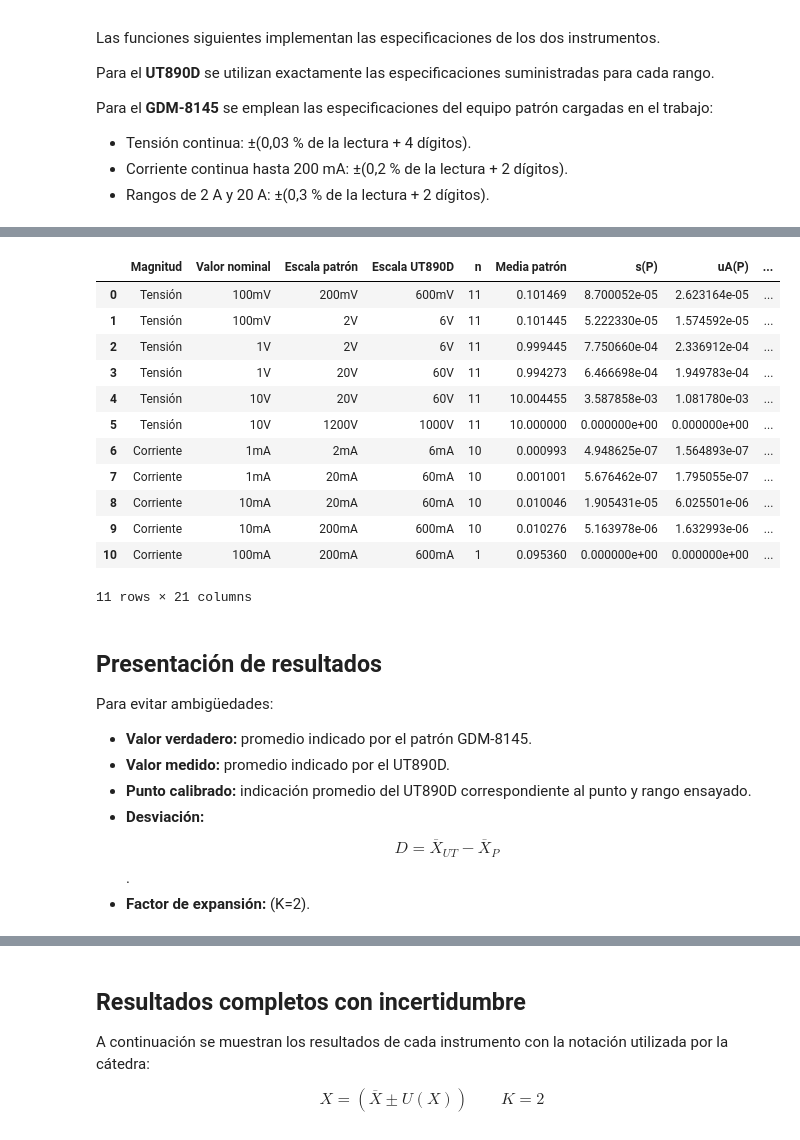
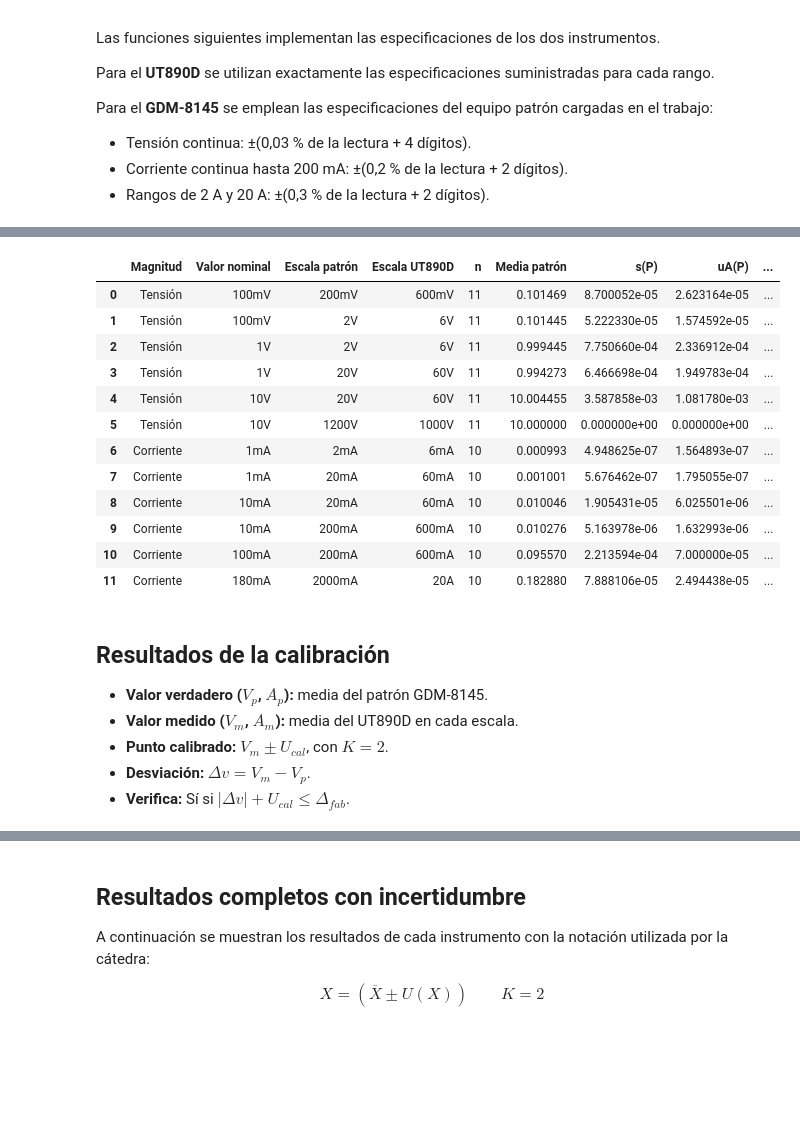
Before and after one commit to Mati-Mar/ME1_Grupo2, a Jupyter notebook: TPL3/R4052_TPL3_G2.ipynb, the cells around one changed output, grey strips where cells are left out. Saved outputs shown, nothing was run; the diff lists cells and outputs as text; code cells hidden in the pictures; blank space fills up the shorter version.

```diff
--- a/TPL3/R4052_TPL3_G2.ipynb
+++ b/TPL3/R4052_TPL3_G2.ipynb
@@ -268,9 +380,29 @@ Este criterio expresa que la desviación observada, considerando la incertidumbr
 # %%
+def redondear(x, U):
+    """Redondea U a 2 cifras significativas y x al mismo decimal."""
+    dec = max(0, 1 - math.floor(math.log10(abs(U))))
+    return f"{x:.{dec}f}", f"{U:.{dec}f}", dec
+
 resultados = []
 calculos = []
 
 for g in grupos:
     magnitud = g["magnitud"]
+
+    # Punto pendiente de medición: se deja el lugar en la tabla final.
+    if len(g["patron"]) == 0 or len(g["instrumento"]) == 0:
+        resultados.append({
+            "Magnitud": "Tensión" if magnitud == "V" else "Corriente",
+            "Valor nominal": g["valor_nominal"],
+            "Escala": g["escala_instrumento"],
+            "Valor verdadero": "—",
+            "Valor medido": "—",
+            "Punto calibrado": "—",
+            "Factor de expansión": f"{K:.0f}",
+            "Desviación": "—",
+            "Verifica": "Pendiente",
+        })
+        continue
     xp = np.asarray(g["patron"], dtype=float)
     xi = np.asarray(g["instrumento"], dtype=float)
 
@@ -289,13 +421,18 @@ for g in grupos:
     s_i = desviacion_estandar(xi)
     uA_i = incertidumbre_tipo_a(xi)
     par_i = parametros_ut(magnitud, g["escala_instrumento"])
-    delta_i = limite_error(media_i, par_i["er"], par_i["dig"], par_i["res"])
+    delta_i = limite_error(media_i, par_i["er"], par_i["dig"], par_i["res"])  # semirrango del fabricante
     uB_i = incertidumbre_tipo_b(delta_i)
     uC_i = incertidumbre_combinada(uA_i, uB_i)
     U_i = incertidumbre_expandida(uC_i)
 
+    # Punto calibrado
+    u_res_i = par_i["res"] / (2 * math.sqrt(3))
+    u_cal = math.sqrt(uC_p**2 + uA_i**2 + u_res_i**2)
+    U_cal = K * u_cal
+
     D = media_i - media_p
-    verifica = "Sí" if abs(D) + U_p <= U_i else "No"
+    verifica = "Sí" if abs(D) + U_cal <= delta_i else "No"
 
     calculos.append({
         "Magnitud": "Tensión" if magnitud == "V" else "Corriente",
@@ -317,49 +454,55 @@ for g in grupos:
         "uB(UT)": uB_i,
         "uC(UT)": uC_i,
         "U(UT)": U_i,
+        "u_res(UT)": u_res_i,
+        "u_cal": u_cal,
+        "U_cal": U_cal,
         "D": D,
+        "|D|+U_cal": abs(D) + U_cal,
         "Verifica": verifica,
     })
 
-    # Resultado final pedido por el TP.
+    # Resultado final con el formato de la consigna, en la unidad de cada punto.
+    f = UNIDADES[g["unidad"]]
+    u = g["unidad"]
+    vm_txt, Ucal_txt, dec = redondear(media_i / f, U_cal / f)
     resultados.append({
         "Magnitud": "Tensión" if magnitud == "V" else "Corriente",
         "Valor nominal": g["valor_nominal"],
         "Escala": g["escala_instrumento"],
-        "Valor verdadero": media_p,
-        "Valor medido": media_i,
-        "Punto calibrado": media_i,
-        "Factor de expansión": K,
-        "Desviación": D,
+        "Valor verdadero": f"{media_p / f:.{dec}f} {u}",
+        "Valor medido": f"{vm_txt} {u}",
+        "Punto calibrado": f"({vm_txt} ± {Ucal_txt}) {u}",
+        "Factor de expansión": f"{K:.0f}",
+        "Desviación": f"{D / f:.{dec}f} {u}",
         "Verifica": verifica,
     })
 
 df_calculos = pd.DataFrame(calculos)
 df_resultados = pd.DataFrame(resultados)
 
+pd.set_option("display.max_columns", None)
 display(df_calculos)
 # %% [output]
 |  | Magnitud | Valor nominal | Escala patrón | Escala UT890D | n | Media patrón | s(P) | uA(P) | ... |
 | 0 | Tensión | 100mV | 200mV | 600mV | 11 | 0.101469 | 8.700052e-05 | 2.623164e-05 | ... |
 | 1 | Tensión | 100mV | 2V | 6V | 11 | 0.101445 | 5.222330e-05 | 1.574592e-05 | ... |
 | 2 | Tensión | 1V | 2V | 6V | 11 | 0.999445 | 7.750660e-04 | 2.336912e-04 | ... |
 | 3 | Tensión | 1V | 20V | 60V | 11 | 0.994273 | 6.466698e-04 | 1.949783e-04 | ... |
 | 4 | Tensión | 10V | 20V | 60V | 11 | 10.004455 | 3.587858e-03 | 1.081780e-03 | ... |
 | 5 | Tensión | 10V | 1200V | 1000V | 11 | 10.000000 | 0.000000e+00 | 0.000000e+00 | ... |
 | 6 | Corriente | 1mA | 2mA | 6mA | 10 | 0.000993 | 4.948625e-07 | 1.564893e-07 | ... |
 | 7 | Corriente | 1mA | 20mA | 60mA | 10 | 0.001001 | 5.676462e-07 | 1.795055e-07 | ... |
 | 8 | Corriente | 10mA | 20mA | 60mA | 10 | 0.010046 | 1.905431e-05 | 6.025501e-06 | ... |
 | 9 | Corriente | 10mA | 200mA | 600mA | 10 | 0.010276 | 5.163978e-06 | 1.632993e-06 | ... |
-| 10 | Corriente | 100mA | 200mA | 600mA | 1 | 0.095360 | 0.000000e+00 | 0.000000e+00 | ... |
+| 10 | Corriente | 100mA | 200mA | 600mA | 10 | 0.095570 | 2.213594e-04 | 7.000000e-05 | ... |
+| 11 | Corriente | 180mA | 2000mA | 20A | 10 | 0.182880 | 7.888106e-05 | 2.494438e-05 | ... |
-11 rows × 21 columns
 # %% [markdown]
-## Presentación de resultados
+## Resultados de la calibración
 
-Para evitar ambigüedades:
-
-- **Valor verdadero:** promedio indicado por el patrón GDM-8145.
-- **Valor medido:** promedio indicado por el UT890D.
-- **Punto calibrado:** indicación promedio del UT890D correspondiente al punto y rango ensayado.
-- **Desviación:** $$D=\overline{X}_{UT}-\overline{X}_{P}$$.
-- **Factor de expansión:** \(K=2\).
+- **Valor verdadero ($V_p$, $A_p$):** media del patrón GDM-8145.
+- **Valor medido ($V_m$, $A_m$):** media del UT890D en cada escala.
+- **Punto calibrado:** $V_m\pm U_{cal}$, con $K=2$.
+- **Desviación:** $\Delta v=V_m-V_p$.
+- **Verifica:** Sí si $|\Delta v|+U_{cal}\leq\Delta_{fab}$.
 # %%
```
Also changed, not shown: parts of 8 cells of this notebook, 3 other files.
